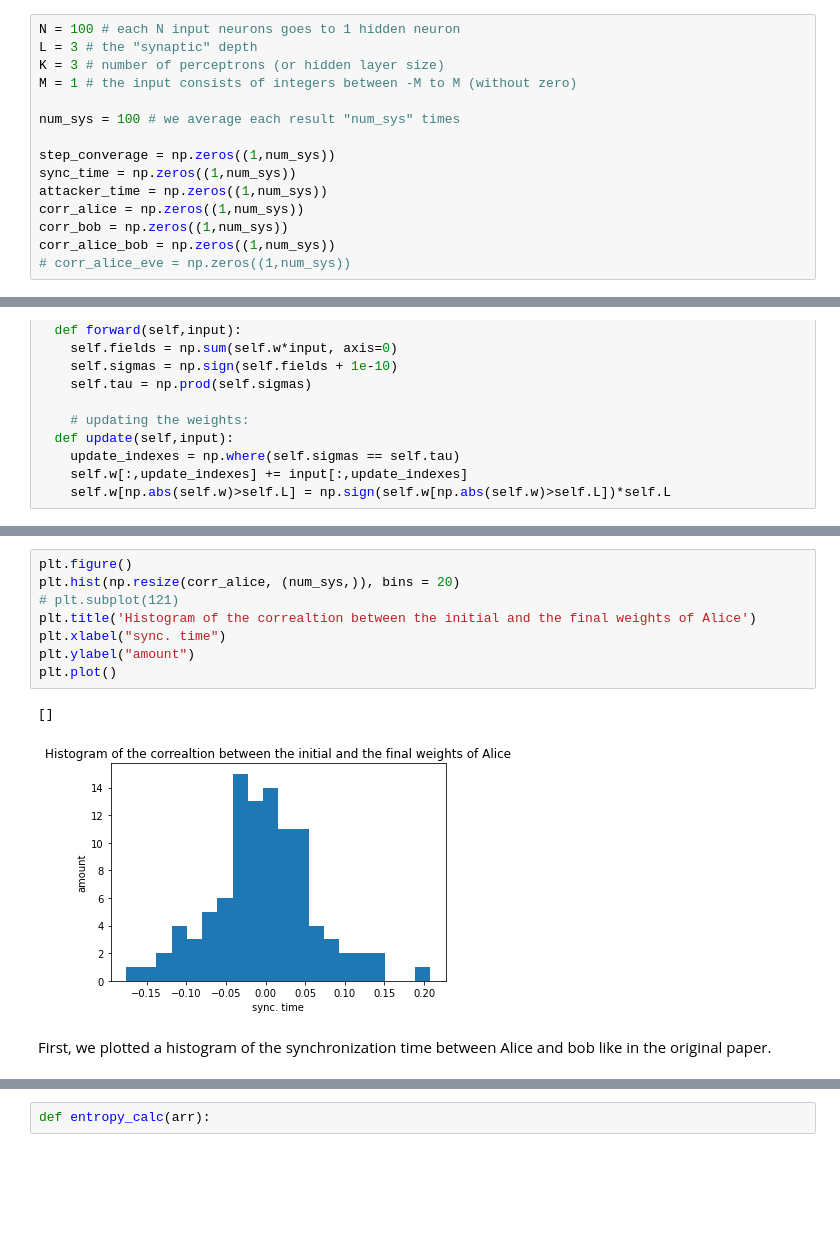
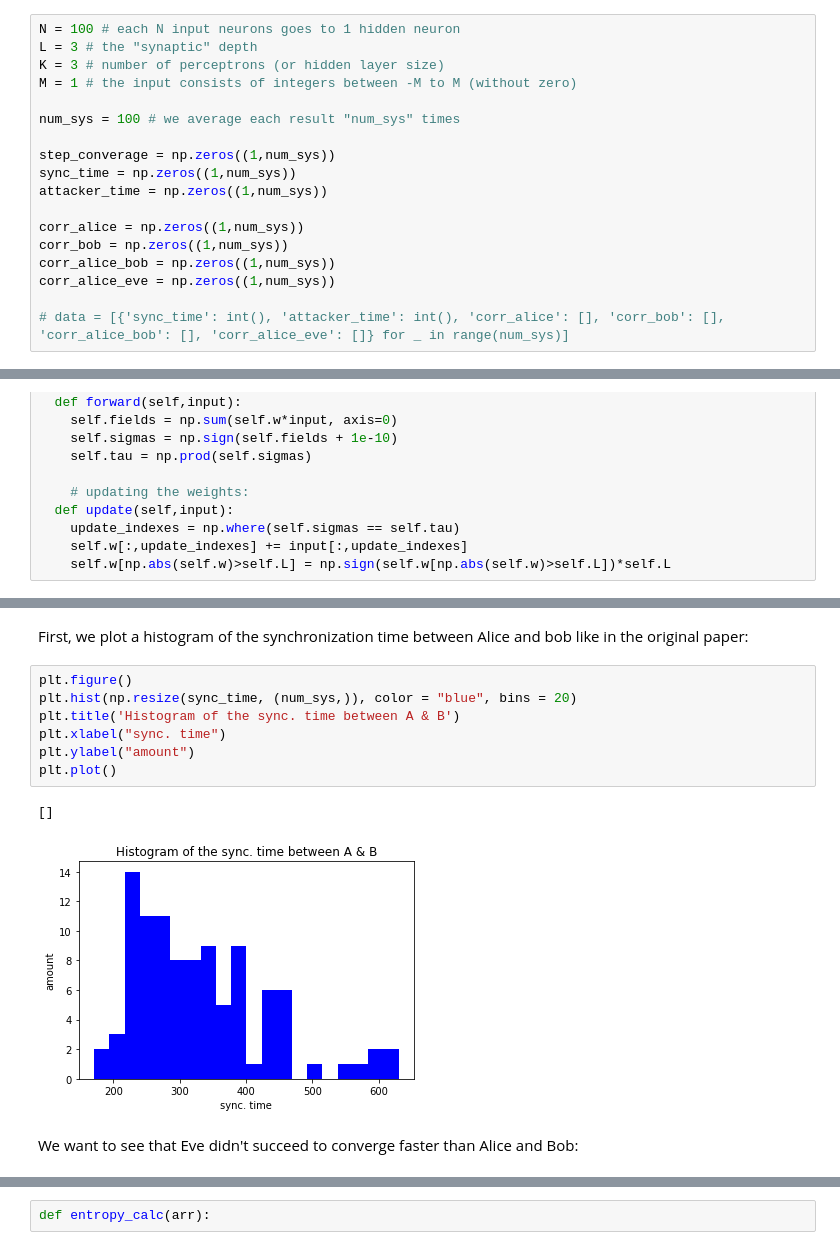
Before and after one commit to ibenoam/Neural_cryptography, a Jupyter notebook: Neural_Cryptography.ipynb, the cells around one changed output, grey strips where cells are left out. Drawn from its saved outputs; the diff is of its cells as text; blank space fills up the shorter version.

Commit message:
add few graphs

```diff
--- a/Neural_Cryptography.ipynb
+++ b/Neural_Cryptography.ipynb
@@ -21,7 +21,10 @@ num_sys = 100 # we average each result "num_sys" times
 step_converage = np.zeros((1,num_sys))
 sync_time = np.zeros((1,num_sys))
 attacker_time = np.zeros((1,num_sys))
+
 corr_alice = np.zeros((1,num_sys))
 corr_bob = np.zeros((1,num_sys))
 corr_alice_bob = np.zeros((1,num_sys))
-# corr_alice_eve = np.zeros((1,num_sys))
+corr_alice_eve = np.zeros((1,num_sys))
+
+# data = [{'sync_time': int(), 'attacker_time': int(), 'corr_alice': [], 'corr_bob': [], 'corr_alice_bob': [], 'corr_alice_eve': []} for _ in range(num_sys)]
@@ -124,14 +128,15 @@ print(" The average learning time between of Eve is {} steps with std of {}".for
+# %% [markdown]
+First, we plot a histogram of the synchronization time between Alice and bob like in the original paper:
 # %%
 plt.figure()
-plt.hist(np.resize(corr_alice, (num_sys,)), bins = 20)
-# plt.subplot(121)
-plt.title('Histogram of the correaltion between the initial and the final weights of Alice')
+plt.hist(np.resize(sync_time, (num_sys,)), color = "blue", bins = 20)
+plt.title('Histogram of the sync. time between A & B')
 plt.xlabel("sync. time")
 plt.ylabel("amount")
 plt.plot()
 # %% [output]
 []
-[figure, old version]
+[figure, new version]
-# %% [markdown]
-First, we plotted a histogram of the synchronization time between Alice and bob like in the original paper.
+# %% [markdown]
+We want to see that Eve didn't succeed to converge faster than Alice and Bob:
 # %%
```
Also changed, not shown: parts of 11 cells of this notebook.
